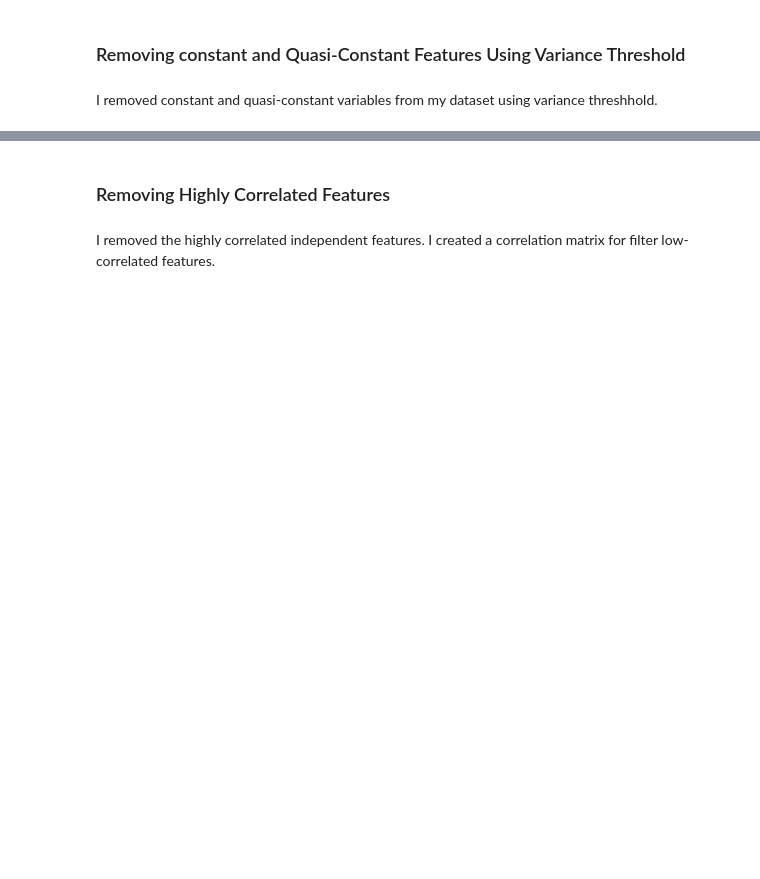
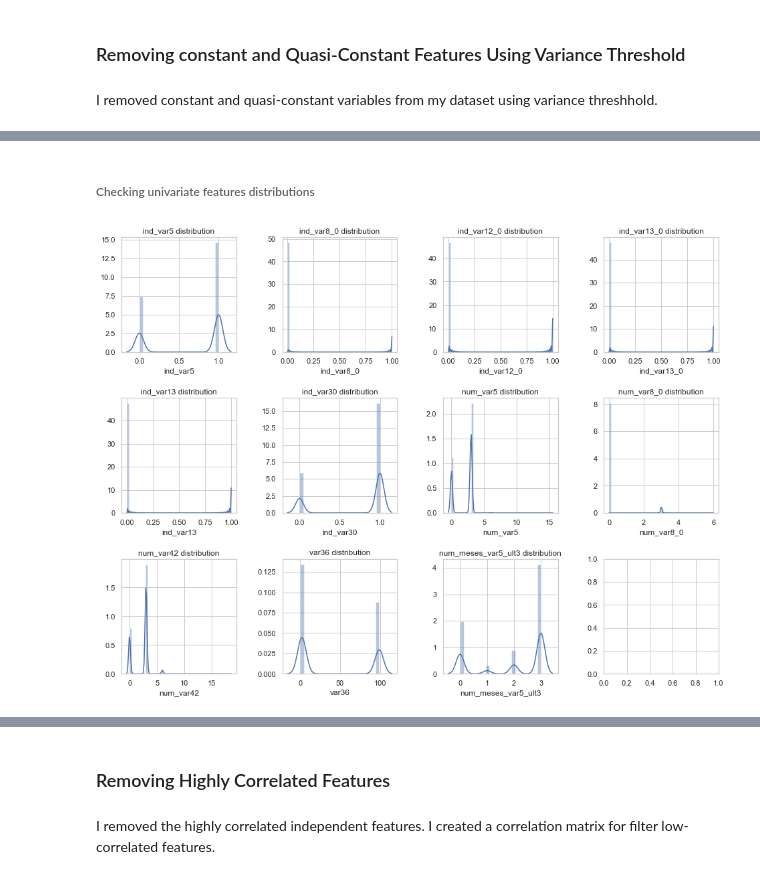
Before and after one commit to naiaraap/Predicting-Customer-Satisfaction-Level-from-Santander, a Jupyter notebook: CustomerSatisfactionLevelPrediction.ipynb, the cells around one changed output, grey strips where cells are left out. Cells and saved outputs as stored; diff of their text form; code cells hidden in the pictures; blank space fills up the shorter version.

```diff
--- a/CustomerSatisfactionLevelPrediction.ipynb
+++ b/CustomerSatisfactionLevelPrediction.ipynb
@@ -121,0 +190,18 @@ df_filtered_train.shape
+# %%
+# features importance percentage
+p = 6
+
+X = df_filtered_train.drop("TARGET", axis=1)
+y = df_filtered_train.TARGET
+
+# Applying MinMaxScaler to scaled data to eliminate negative values
+X_rescaled = MinMaxScaler().fit_transform(X)
+
+selectChi2 = SelectPercentile(chi2, percentile=p).fit(X_rescaled, y)
+selectF_classif = SelectPercentile(f_classif, percentile=p).fit(X, y)
+
+selected = selectChi2.get_support() & selectF_classif.get_support()
+
+features = [col for col, i in zip(X.columns, selected) if i]
+
+print("{} most important features: ".format(len(features)), features)
@@ -121,0 +210,6 @@ df_filtered_train.shape
+# %%
+# Creating new train and test datasets contained selected features
+df_train_selected = df_train[features+['TARGET']]
+df_test_selected = df_test[features+['TARGET']]
+df_train_selected.to_csv("data/df_train_selected.csv", index=False)
+df_test_selected.to_csv("data/df_test_selected.csv", index=False)
@@ -121,0 +277,23 @@ df_filtered_train.shape
+# %% [markdown]
+###### Checking univariate features distributions
+# %%
+# Features histograms
+df = df_train_selected.drop("TARGET", axis=1)
+fig, axs = plt.subplots(ncols=4, nrows=3)
+plt.subplots_adjust(hspace = 0.4, wspace = 0.4)
+fig.set_size_inches(16, 12, forward=True)
+
+count = 0
+
+for i in range(3):
+    for j in range(4):
+        plt.sca(ax=axs[i][j])
+        if count < df.shape[1]:
+            col = df.columns[count]
+            sns.distplot(df[col]).set_title(col +' distribution')
+        else:
+            break
+
+        count +=1
+# %% [output]
+[figure, added]
```
Also changed, not shown: parts of 48 cells of this notebook.
